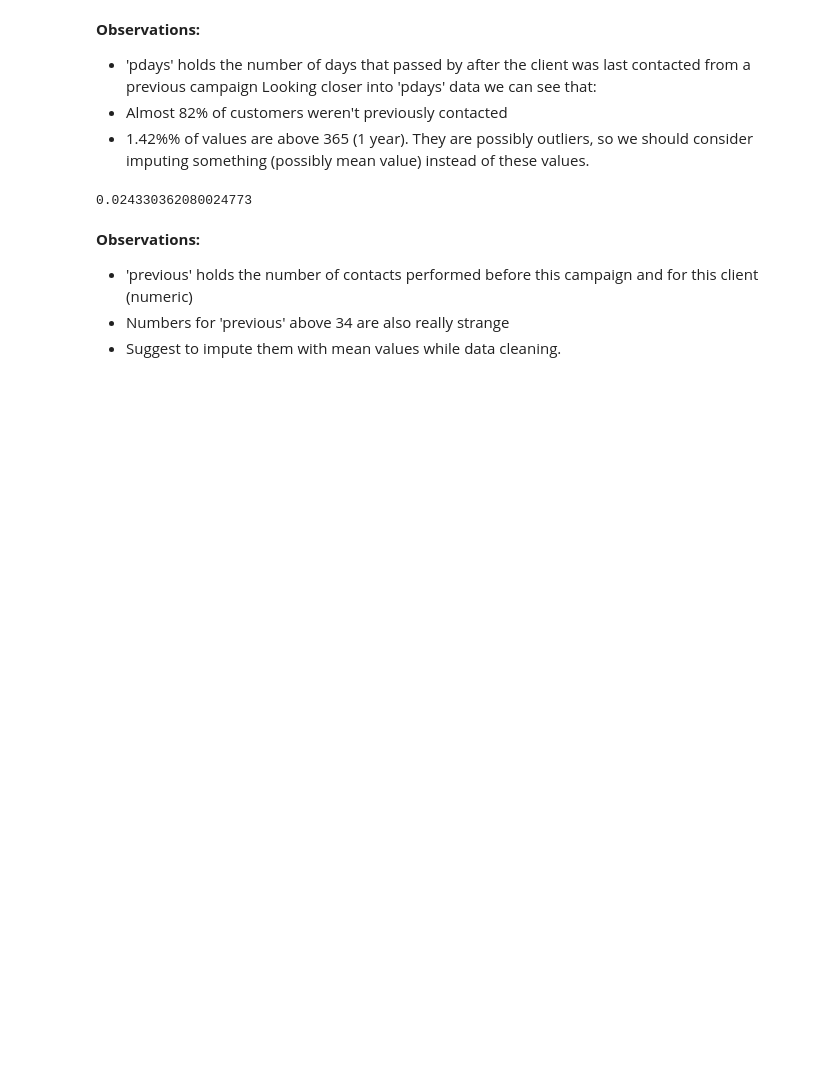
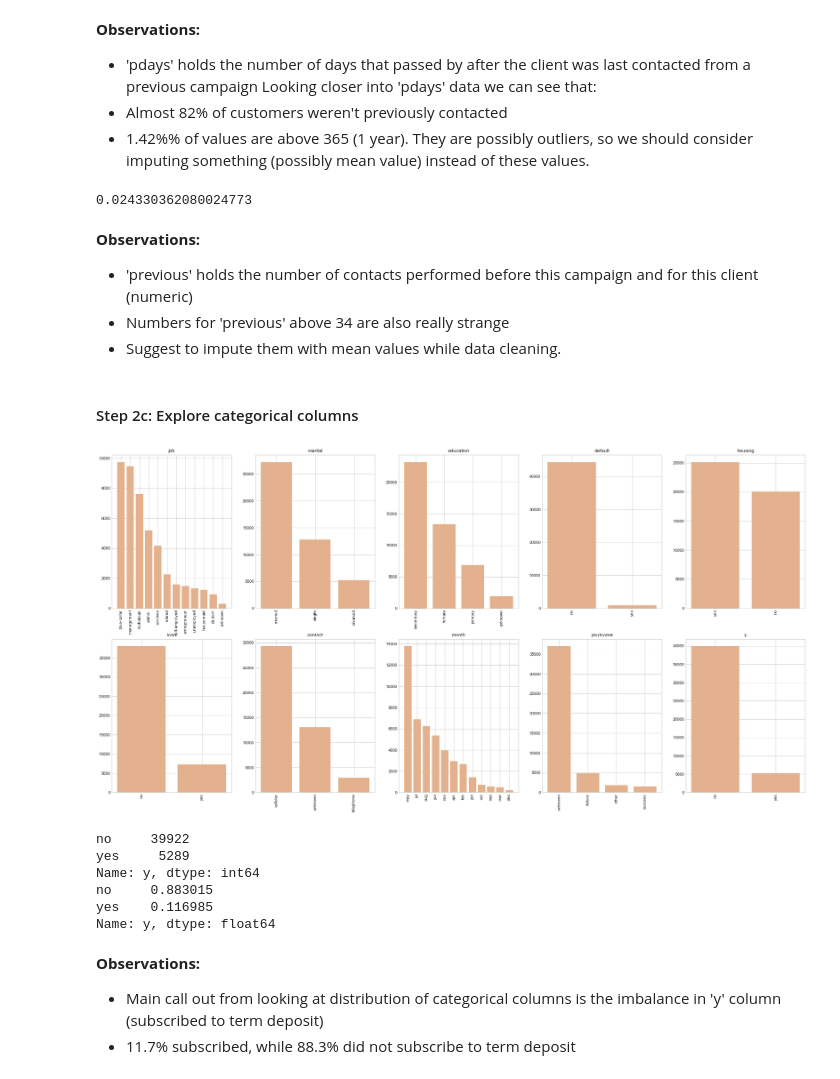
Before and after one commit to altaafkhan/term-deposit-analysis, a Jupyter notebook: script/term_deposit.ipynb, the cells around one changed output. Saved outputs shown, nothing was run; the diff lists cells and outputs as text; code cells hidden in the pictures; blank space fills up the shorter version.

Commit message:
categorical column distribution

```diff
--- a/script/term_deposit.ipynb
+++ b/script/term_deposit.ipynb
@@ -148,3 +148,48 @@ len (inp[inp['previous'] > 34] ) / len(inp) * 100
 * 'previous' holds the number of contacts performed before this campaign and for this client (numeric)
 * Numbers for 'previous' above 34 are also really strange
 * Suggest to impute them with mean values while data cleaning.
+# %% [markdown]
+#### Step 2c: Explore categorical columns
+# %%
+# distribution of categorical columns
+colcatg = ['job', 'marital', 'education', 'default', 'housing', 'loan', 'contact', 'month','poutcome', 'y']
+plt.style.use('seaborn-whitegrid')
+
+fig, axs = plt.subplots(2, 5, sharex=False, sharey=False, figsize=(30, 15))
+
+counter = 0
+for catg in colcatg:
+    value_counts = inp[catg].value_counts()
+
+    x = counter // 5
+    y = counter % 5
+    x_pos = np.arange(0, len(value_counts))
+
+    axs[x, y].bar(x_pos, value_counts.values, tick_label = value_counts.index, color ='#e3b18d')
+
+    axs[x, y].set_title(catg)
+
+    for tick in axs[x, y].get_xticklabels():
+        tick.set_rotation(90)
+
+    counter += 1
+
+plt.show()
+# %% [output]
+[figure, added]
+# %%
+# closer look at variable y, taken up term deposit
+total = len(inp['y'])
+print(inp['y'].value_counts())
+print(inp['y'].value_counts() / total)
+# %% [output]
+no     39922
+yes     5289
+Name: y, dtype: int64
+no     0.883015
+yes    0.116985
+Name: y, dtype: float64
+# %% [markdown]
+**Observations:**
+* Main call out from looking at distribution of categorical columns is the imbalance in 'y' column (subscribed to term deposit)
+* 11.7% subscribed, while 88.3% did not subscribe to term deposit
```
